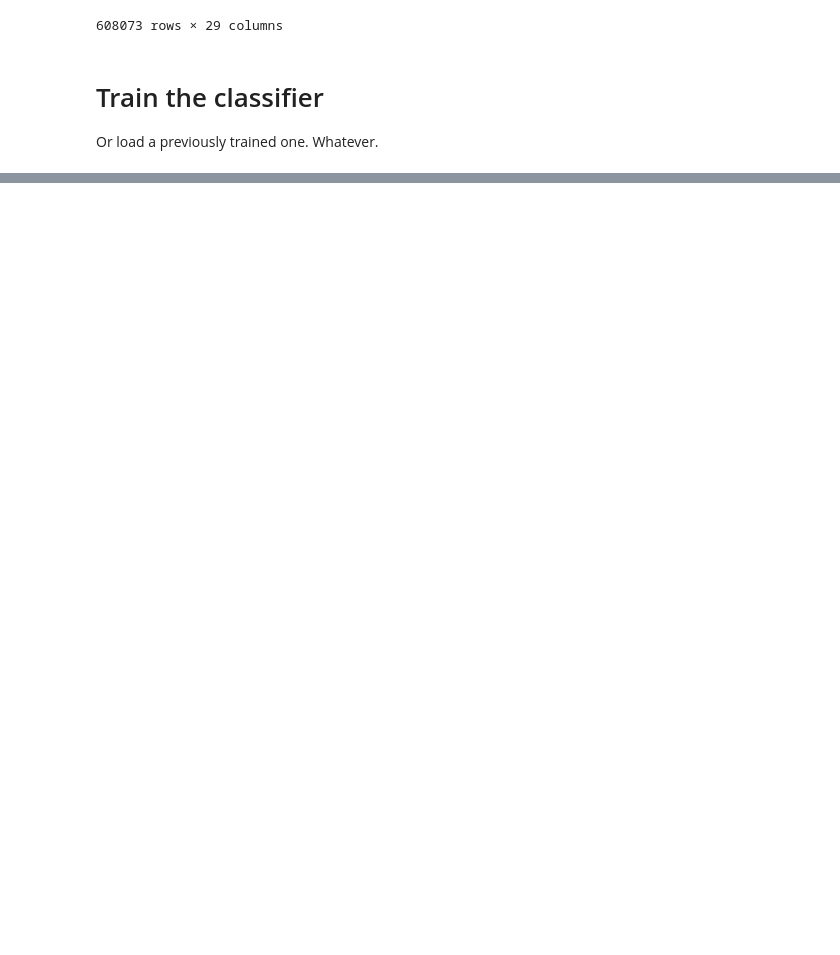
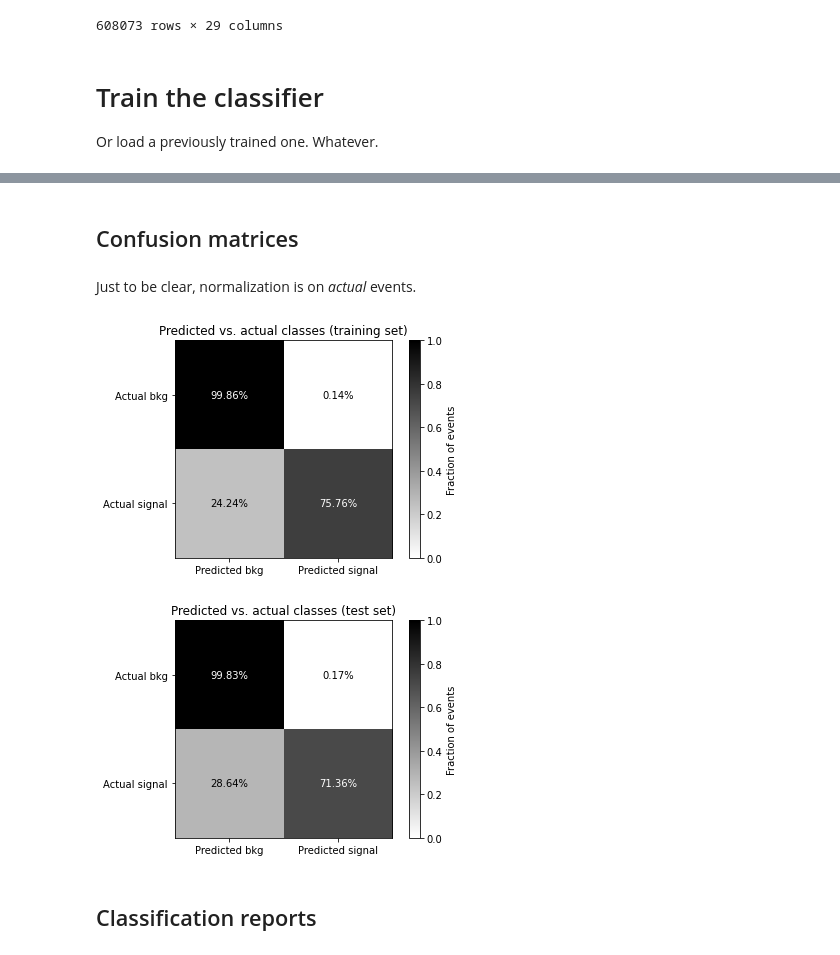
Before and after one commit to alatios/lb2jpsil_classifier-studies, a Jupyter notebook: 20_HBDT/21_train_and_evaluate_HBDT.ipynb, the cells around one changed output, grey strips where cells are left out. Drawn from its saved outputs; the diff is of its cells as text; code cells hidden in the pictures; blank space fills up the shorter version.

Commit message:
Train HBDT classifier

```diff
--- a/20_HBDT/21_train_and_evaluate_HBDT.ipynb
+++ b/20_HBDT/21_train_and_evaluate_HBDT.ipynb
@@ -156,8 +163,7 @@ else:
     HBDT = ensemble.HistGradientBoostingClassifier(**training_params)
 
     tick = time.perf_counter()
-
-    with threadpool_limits(n_threads, user_api="openmp"):
+    with threadpoolctl.threadpool_limits(n_threads, user_api="openmp"):
         HBDT.fit(X_train, Y_train)
     tock = time.perf_counter()
     print(f"HBDT trained in {(tock - tick)/60:0.4f} minutes.")
@@ -169,0 +179,3 @@ KeyboardInterrupt:
+# %%
+Y_train_predicted = HBDT.predict(X_train)
+Y_test_predicted = HBDT.predict(X_test)
@@ -169,0 +188,2 @@ KeyboardInterrupt:
+# %% [markdown]
+## Confusion matrices
@@ -169,0 +199,45 @@ KeyboardInterrupt:
+# %%
+def plot_conf_matrix(confusion_matrix, is_test: bool = False) -> None:
+
+    if black_and_white:
+        color_string = 'wkkw'
+        cmap = 'gray_r'
+    else:
+        color_string = 'wkkw'
+
+        if is_test:
+            cmap = 'RdPu'
+        else:
+            cmap = 'bone_r'
+
+    plt.imshow(confusion_matrix, cmap=cmap)
+    ax = plt.gca()
+    plt.colorbar(label='Fraction of events')
+    plt.clim(0,1)
+    ax.xaxis.set(ticks=(0, 1), ticklabels=('Predicted bkg', 'Predicted signal'))
+    ax.yaxis.set(ticks=(0, 1), ticklabels=('Actual bkg', 'Actual signal'))
+    plt.text(0, 0, "{:.2%}".format(confusion_matrix[0, 0]), ha='center', va='center', color=color_string[0])
+    plt.text(0, 1, "{:.2%}".format(confusion_matrix[1, 0]), ha='center', va='center', color=color_string[1])
+    plt.text(1, 0, "{:.2%}".format(confusion_matrix[0, 1]), ha='center', va='center', color=color_string[2])
+    plt.text(1, 1, "{:.2%}".format(confusion_matrix[1, 1]), ha='center', va='center', color=color_string[3])
+
+    if show_titles:
+        if is_test:
+            plt.title("Predicted vs. actual classes (test set)")
+        else:
+            plt.title("Predicted vs. actual classes (training set)")
+
+    plt.show()
+# %%
+confusion_matrix_train = percentage_confusion_matrix(Y_train, Y_train_predicted)
+confusion_matrix_test = percentage_confusion_matrix(Y_test, Y_test_predicted)
+# %% [markdown]
+Just to be clear, normalization is on *actual* events.
+# %%
+plot_conf_matrix(confusion_matrix_train, is_test=False)
+plot_conf_matrix(confusion_matrix_test, is_test=True)
+# %% [output]
+[figure, added]
+[figure, added]
+# %% [markdown]
+## Classification reports
```
Also changed, not shown: parts of 27 cells of this notebook.
